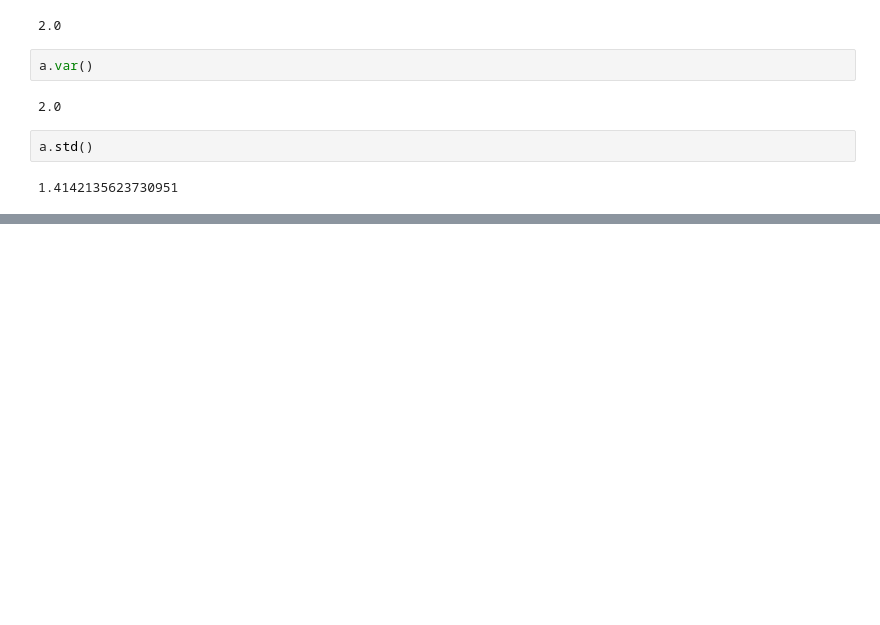
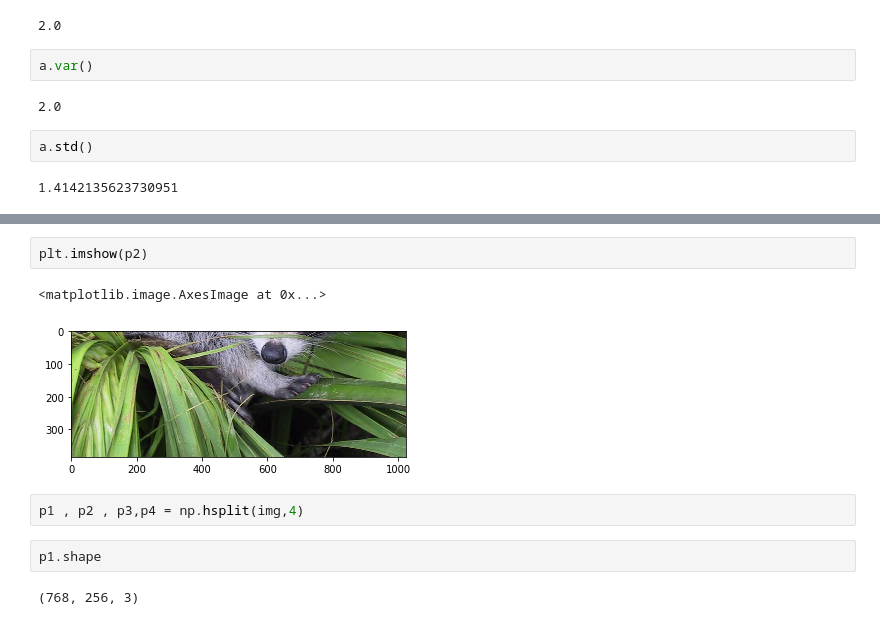
Before and after one commit to srikanthpragada/DataScience_21_JAN_2019, a Jupyter notebook: NumpyDemo.ipynb, the cells around one changed output, grey strips where cells are left out. Cells and saved outputs as stored; diff of their text form; blank space fills up the shorter version.

```diff
--- a/NumpyDemo.ipynb
+++ b/NumpyDemo.ipynb
@@ -363,0 +561,11 @@ a.std()
+# %%
+plt.imshow(p2)
+# %% [output]
+<matplotlib.image.AxesImage at 0x...>
+[figure, added]
+# %%
+p1 , p2 , p3,p4 = np.hsplit(img,4)
+# %%
+p1.shape
+# %% [output]
+(768, 256, 3)
```
Also changed, not shown: parts of 54 cells of this notebook.
